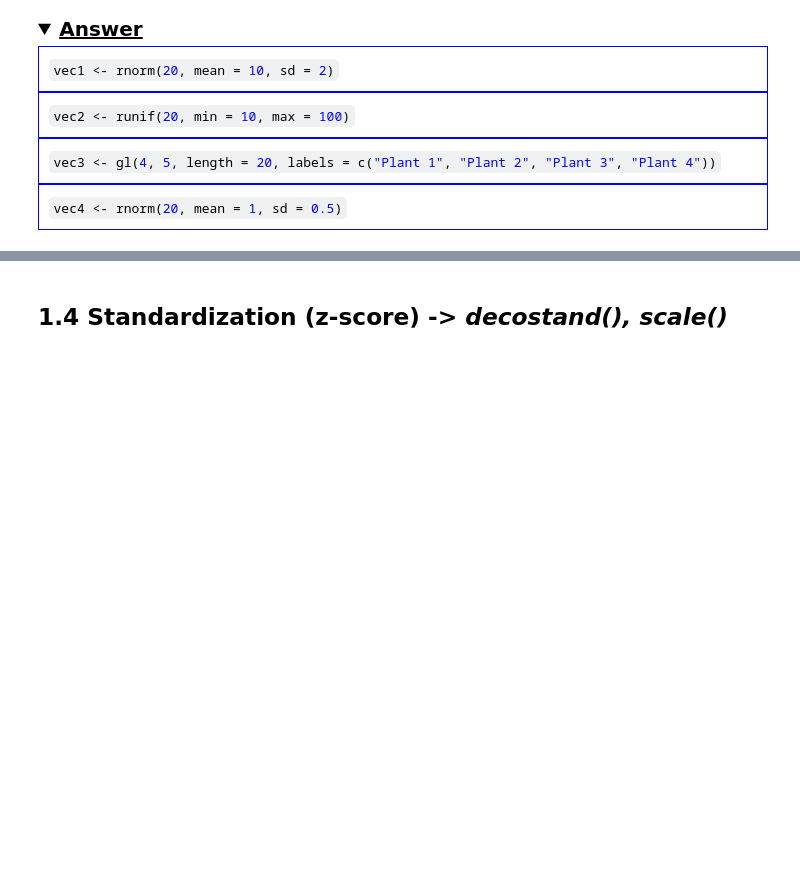
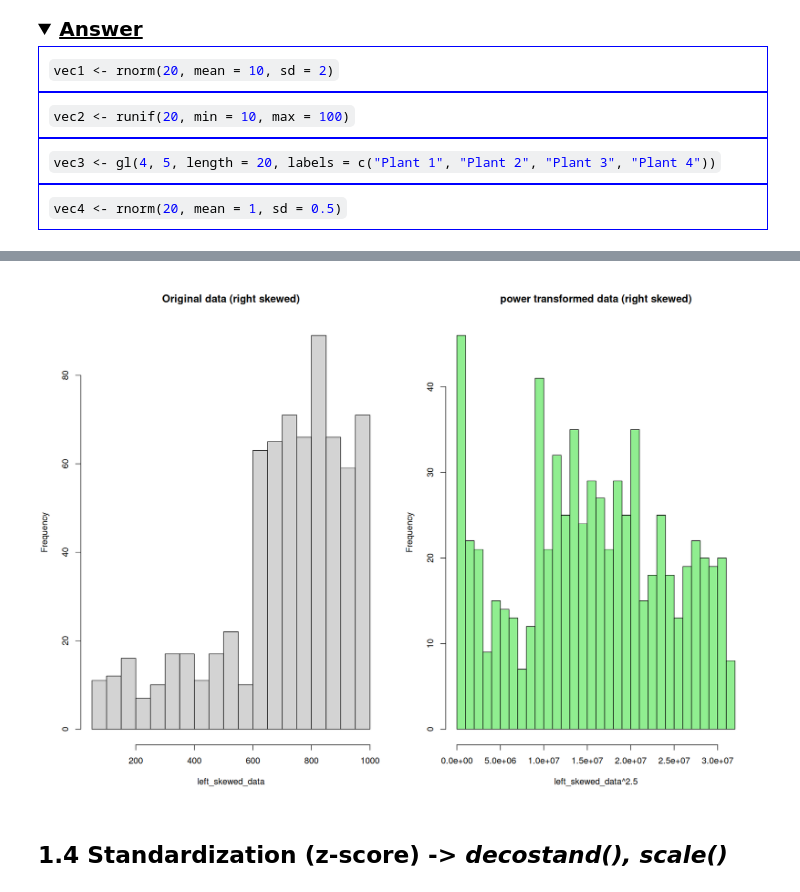
Before and after one commit to yaugot/ENV513_Multivariate_Statistics_in_R, a Jupyter notebook: Script2/Script2.ipynb, the cells around one changed output, grey strips where cells are left out. Cells and saved outputs as stored; diff of their text form; code cells hidden in the pictures; folded sections open; blank space fills up the shorter version.

```diff
--- a/Script2/Script2.ipynb
+++ b/Script2/Script2.ipynb
@@ -490,16 +556,18 @@ hist(log(slightly_right_skewed_data), breaks = 30, main = "Log-transformed data
 # %%
 # Create example data frame with left-skewed data
  left_skewed_data <- c(runif(150, 60, 600), runif(550, 600, 1000))
 
 par(mfrow = c(1, 2))
 
-# Set plot size in Jupyter Notebook (10 x 10 inches)
-options(repr.plot.width = 10, repr.plot.height = 10)
+# Set plot size in Jupyter Notebook (14 x 10 inches)
+options(repr.plot.width = 14, repr.plot.height = 10)
 # Histogram before transformation
 hist(left_skewed_data, breaks = 30, main = "Original data (right skewed)", col = "lightgray")
 
 # Histogram before transformation
-hist(left_skewed_data^2.5, breaks = 30, main = "Log-transformed data (right skewed)", col = "blue")
+hist(left_skewed_data^2.5, breaks = 30, main = "power transformed data (right skewed)", col = "lightgreen")
+# %% [output]
+[figure, added]
 # %% [markdown]
 ## 1.4 Standardization (z-score) -> *decostand(), scale()*
 # %% [markdown]
```
Also changed, not shown: parts of 41 cells of this notebook, 4 other files.
